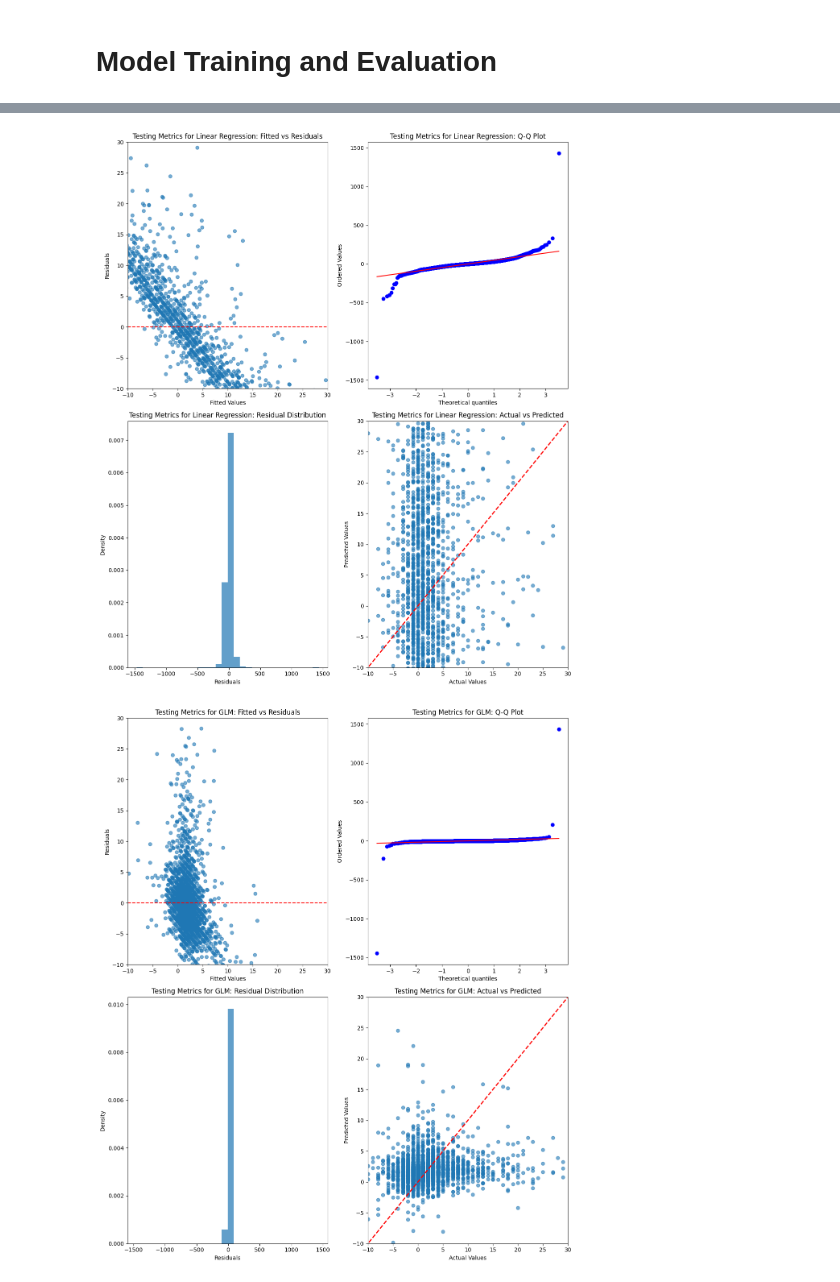
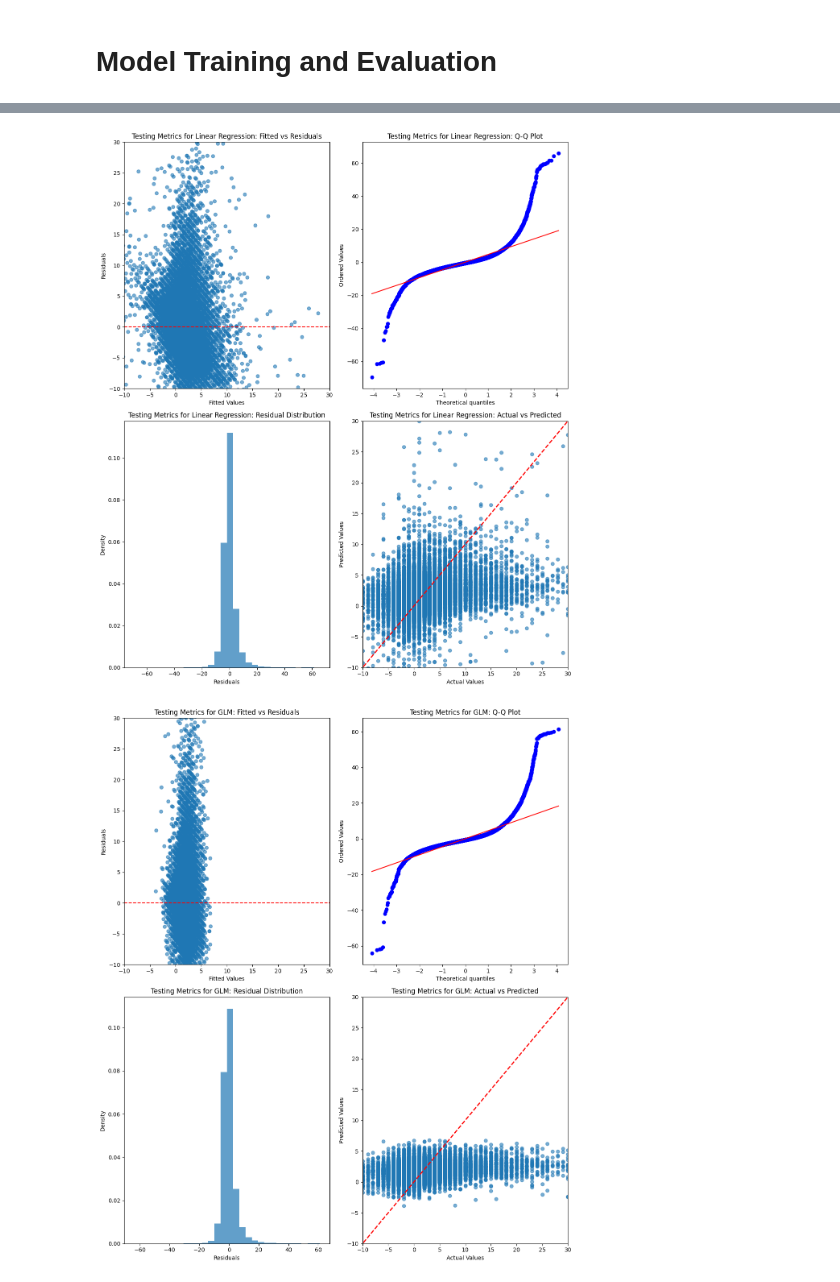
Before and after one commit to hml230/exploring-lateness, a Jupyter notebook: src/preprocessing_model-fitting.ipynb, the cells around one changed output, grey strips where cells are left out. Saved outputs shown, nothing was run; the diff lists cells and outputs as text; code cells hidden in the pictures.

```diff
--- a/src/preprocessing_model-fitting.ipynb
+++ b/src/preprocessing_model-fitting.ipynb
@@ -77,20 +98,20 @@ encoded_df = pd.get_dummies(df, columns=categorical_features, drop_first=True)
 # %% [markdown]
 ## Train-test Split
 # %%
-X = encoded_df.drop("lateness_minutes", axis = 1)
-y = encoded_df["lateness_minutes"]
-X_train, X_test, y_train, y_test = train_test_split(X, y, test_size=0.3, random_state=42)
+X = df.drop("lateness_minutes", axis = 1)
+y = df["lateness_minutes"]
+X_train, X_test, y_train, y_test = train_test_split(X, y, test_size=0.3, random_state=42, stratify=None)
 # %% [markdown]
 # Model Training and Evaluation
 # %%
 linear_pipeline = Pipeline(steps=[
-    ("scaler", StandardScaler()),
+    ("preprocessor", preprocessor),
     ("lr", LinearRegression())
 ])
 
 glm_pipeline = Pipeline(steps=[
-    ("scaler", StandardScaler()),
-    ("glm",  TweedieRegressor(power=0, max_iter=1000))
+    ("preprocessor", preprocessor),
+    ("glm",  TweedieRegressor(power=0))
 ])
 
 # Define parameter grids for each model separately
@@ -100,16 +121,17 @@ linear_param_grid = {
 
 glm_param_grid = {
     "glm__alpha": [0.001, 0.01, 0.1, 1.0],
-    "glm__fit_intercept": [True, False]
+    "glm__fit_intercept": [True, False],
+    "glm__max_iter": [3000, 5000]
 }
 # %%
 print("Running GridSearchCV for Linear Regression...")
 linear_grid_search = GridSearchCV(
     linear_pipeline,
     param_grid=linear_param_grid,
-    cv=3,
+    cv=5,
     scoring="r2",
-    n_jobs=None,
+    n_jobs=-1,
     refit=True,
     return_train_score=True,
     verbose=1
@@ -129,9 +163,9 @@ print("Running GridSearchCV for GLM...")
 glm_grid_search = GridSearchCV(
     glm_pipeline,
     param_grid=glm_param_grid,
-    cv=3,
+    cv=5,
     scoring="r2",
-    n_jobs=None,
+    n_jobs=-1,
     refit=True,
     return_train_score=True,
     verbose=1
@@ -200,36 +244,36 @@ def plot_regression_diagnostics(model, y, y_pred, title_prefix="", model_name="l
 
 # Print coefficients and statistics
 def print_model_summary(model, X_train, y_train, y_test, y_train_pred, y_test_pred, model_name="lr"):
     base_name = "metrics"
     extension = ".txt"
-    file_name = base_name +'_' + model_name + extension
+    file_name = base_name +"_" + model_name + extension
     counter = 1
     while os.path.exists(file_name):
-        file_name = f"{base_name}_-{counter}{extension}"
+        file_name = f"{base_name}_{model_name}-{counter}{extension}"
         counter += 1
     with open(file_name, mode="x", encoding="utf-8") as f:
         print("=== Regression Results ===", file=f)
         print(f"R² (Train): {r2_score(y_train, y_train_pred):.4f}", file=f)
         print(f"R² (Test): {r2_score(y_test, y_test_pred):.4f}", file=f)
         print(f"RMSE (Train): {np.sqrt(mean_squared_error(y_train, y_train_pred)):.4f}", file=f)
         print(f"RMSE (Test): {np.sqrt(mean_squared_error(y_test, y_test_pred)):.4f}", file=f)
 
         print("\n=== Feature Coefficients ===", file=f)
         coef_df=pd.DataFrame({
-            "Feature": X_train.columns,
+            "Feature": model.named_steps["preprocessor"].get_feature_names_out(),
             "Coefficient": model.named_steps[f"{model_name}"].coef_,
             "Abs_Coefficient": np.abs(model.named_steps[f"{model_name}"].coef_)
-        }).sort_values("Abs_Coefficient", ascending=False)
+        }).sort_values("Coefficient", ascending=False)
 
         print(coef_df.to_string(index=False), file=f)
         print(f"\nIntercept: {model.named_steps[f'{model_name}'].intercept_:.4f}", file=f)
 
 
 if __name__ == "__main__":
     plot_regression_diagnostics(best_linear_model, y_test, test_pred_linear, "Testing Metrics for Linear Regression: ")
     plot_regression_diagnostics(best_glm_model, y_test, test_pred_glm, "Testing Metrics for GLM: ", "glm")
     print_model_summary(best_glm_model, X_train, y_train, y_test, train_pred_glm, test_pred_glm, model_name= "glm" )
     print_model_summary(best_linear_model, X_train, y_train, y_test, train_pred_linear, test_pred_linear)
 # %% [output]
-[figure, old version]
+[figure, new version]
-[figure, old version]
+[figure, new version]
```
Also changed, not shown: parts of 10 cells of this notebook, 23 other files.
